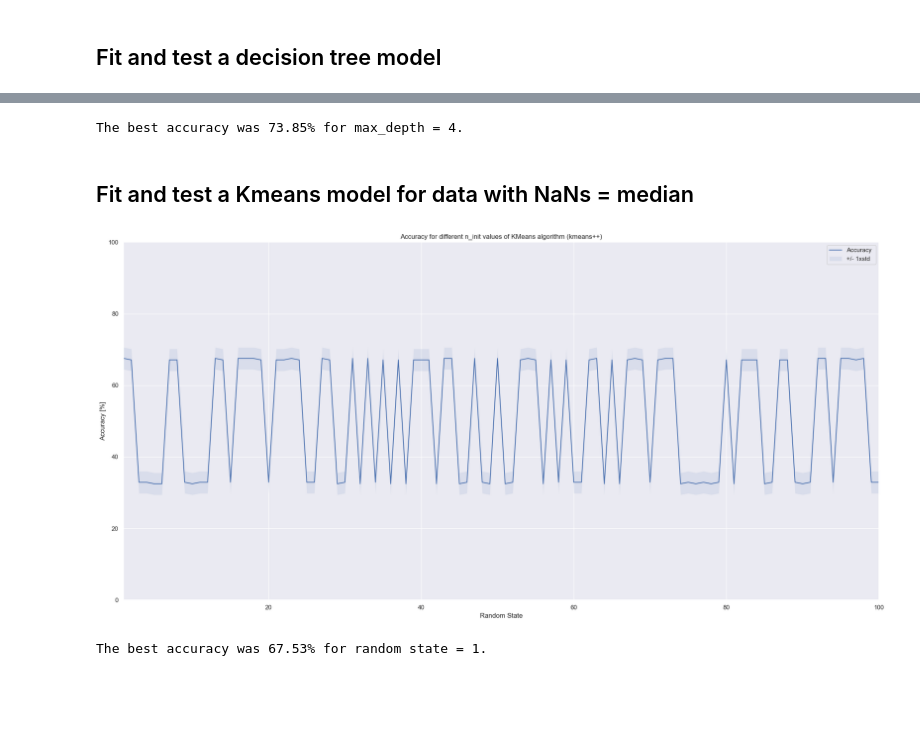
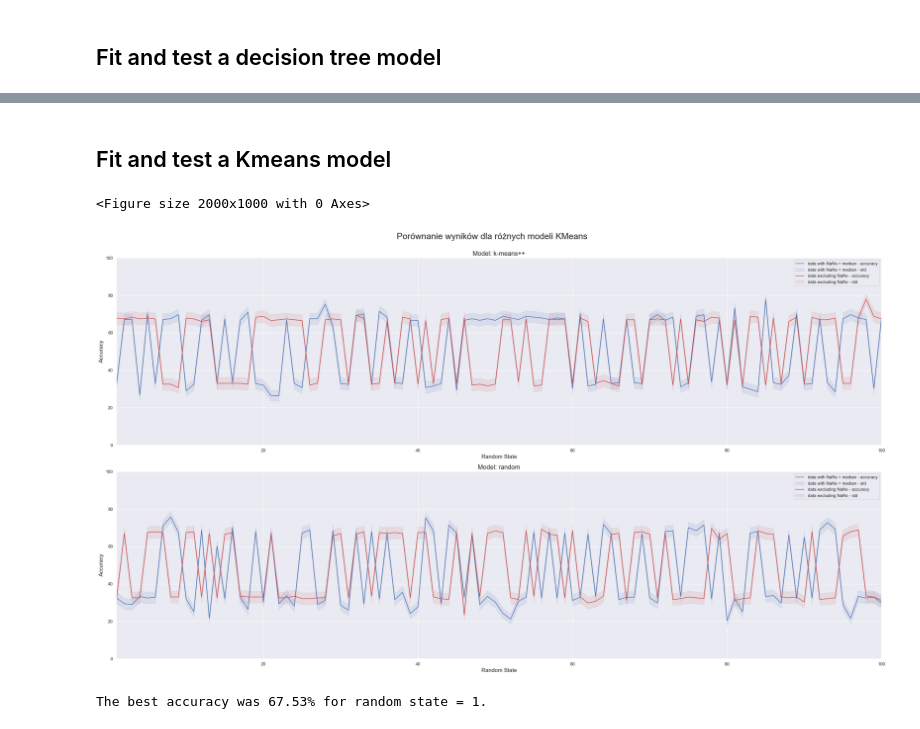
Before and after one commit to katarzynaadamczyk/data_analysis, a Jupyter notebook: diabetes/diabetes_3.ipynb, the cells around one changed output, grey strips where cells are left out. Drawn from its saved outputs; the diff is of its cells as text; code cells hidden in the pictures; blank space fills up the shorter version.

Commit message:
done kmeans comparison

```diff
--- a/diabetes/diabetes_3.ipynb
+++ b/diabetes/diabetes_3.ipynb
@@ -507,13 +497,13 @@ for (x_train, y_train), (x_test, y_test), label in zip(train_data, test_data, la
 # plot accuracy with its uncertainty error
 plt.figure(figsize=(20,10))
 for key, c in zip(dt_results.keys(), ['b', 'r']):
-    plt.plot(range(1, Ks), dt_results[key]['acc'], c)
-    plt.fill_between(range(1, Ks), dt_results[key]['acc'] - 1 * dt_results[key]['std'],
+    plt.plot(range(1, md), dt_results[key]['acc'], c)
+    plt.fill_between(range(1, md), dt_results[key]['acc'] - 1 * dt_results[key]['std'],
                      dt_results[key]['acc'] + 1 * dt_results[key]['std'], alpha=0.10, color=c)
 plt.legend([key1 + ' - ' + key2 for key1, key2 in product(dt_results.keys(), ['accuracy', 'std'])])
 plt.ylabel('Accuracy [%]')
 plt.xlabel('Max_Depth')
-plt.xlim(1, Ks - 1)
+plt.xlim(1, md - 1)
 plt.ylim(0, 100)
 plt.title("Accuracy of Decision Tree Model for different max_depth's")
 plt.tight_layout()
@@ -545,12 +522,0 @@ The best accuracy was 74.31% for max_depth = 5.
-# %%
-# train a decision tree model on data with NaNs = median
-md = 101
-mean_acc_DT_data_no_nans = np.zeros(md - 1)
-std_acc_DT_data_no_nans = np.zeros(md - 1)
-
-for n in range(1, md):
-    # Train Model and Predict
-    clf = DecisionTreeClassifier(max_depth=n).fit(normalized_train_X_no_nans, y_train_no_nans)
-    yhat = clf.predict(normalized_test_X_no_nans)
-    mean_acc_DT_data_no_nans[n-1] = round(100 * metrics.accuracy_score(y_test_no_nans, yhat), 2)
-    std_acc_DT_data_no_nans[n-1] = round(100 * np.std(yhat == y_test_no_nans) / np.sqrt(yhat.shape[0]), 2)
@@ -572,11 +523,5 @@ plt.show()
-# %%
-top_accuracy_DT_no_nans = mean_acc_DT_data_no_nans.max()
-top_std_DT_no_nans = std_acc_DT_data_no_nans[mean_acc_DT_data_no_nans.argmax()]
-print( "The best accuracy was " + str(top_accuracy_DT_no_nans) + "% for max_depth = " + str(mean_acc_DT_data_no_nans.argmax() + 1) + ".")
-# %% [output]
-The best accuracy was 73.85% for max_depth = 4.
 # %% [markdown]
-## Fit and test a Kmeans model for data with NaNs = median
+## Fit and test a Kmeans model
 # %%
 # fit kmeans model for data with NaNs = median
 # init = "k-means++"
@@ -593,19 +554,24 @@ for n in range(1, random_st):
 # %%
 # plot accuracy with its standard deviation
 plt.figure(figsize=(20,10))
-plt.plot(range(1, random_st), mean_acc_kmeans_plus_data_median, 'b')
-plt.fill_between(range(1, random_st), mean_acc_kmeans_plus_data_median - 1 * std_acc_kmeans_plus_data_median,
-                 mean_acc_kmeans_plus_data_median + 1 * std_acc_kmeans_plus_data_median, alpha=0.10)
-plt.legend(('Accuracy ', '+/- 1xstd'))
-plt.ylabel('Accuracy [%]')
-plt.xlabel('Random State')
-plt.xlim(1, random_st - 1)
-plt.ylim(0, 100)
-plt.title("Accuracy for different n_init values of KMeans algorithm (kmeans++)")
-plt.tight_layout()
+fig, axes = plt.subplots(2, 1, figsize=(28,16))
+for m, ax in zip(model_types, axes):
+    for key, c in zip(kmeans_results.keys(), ['b', 'r']):
+        ax.plot(range(1, random_st), kmeans_results[key][m]['acc'], c)
+        ax.fill_between(range(1, random_st), kmeans_results[key][m]['acc'] - 1 * kmeans_results[key][m]['std'],
+                         kmeans_results[key][m]['acc'] + 1 * kmeans_results[key][m]['std'], alpha=0.10, color=c)
+    ax.legend([key1 + ' - ' + key2 for key1, key2 in product(kmeans_results.keys(), ['accuracy', 'std'])])
+    ax.set_title(f"Model: {m}", fontsize=16)
+    ax.set_xlabel("Random State", fontsize=14)
+    ax.set_xlim(1, random_st - 1)
+    ax.set_ylabel("Accuracy", fontsize=14)
+    ax.set_ylim(0, 100)
+fig.suptitle("Porównanie wyników dla różnych modeli KMeans", fontsize=22)
+plt.tight_layout(rect=[0, 0, 1, 0.98])
 plt.show()
 # %% [output]
+<Figure size 2000x1000 with 0 Axes>
-[figure, old version]
+[figure, new version]
 # %%
 top_accuracy_kmeans_plus_median = mean_acc_kmeans_plus_data_median.max()
 top_std_kmeans_plus_median = std_acc_kmeans_plus_data_median[mean_acc_kmeans_plus_data_median.argmax()]
```
Also changed, not shown: parts of 25 cells of this notebook.
